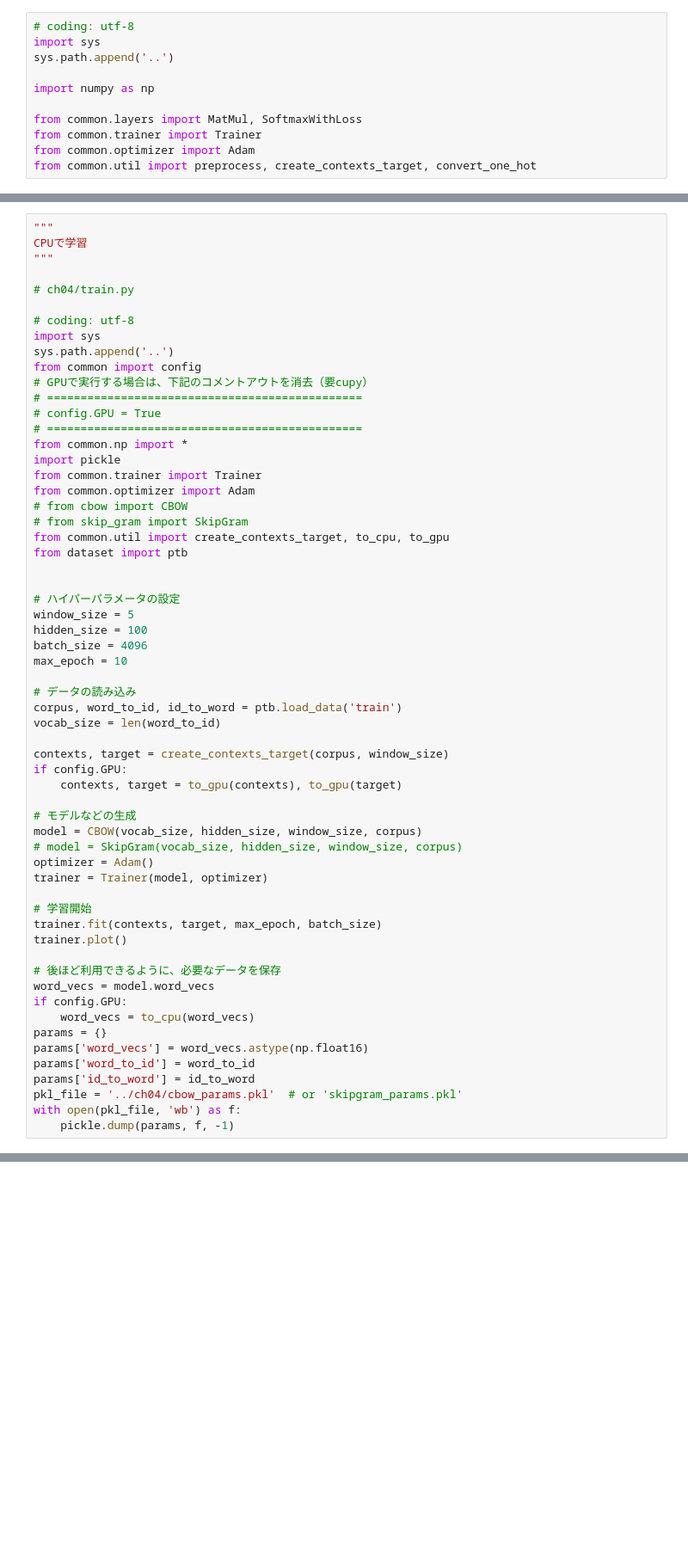
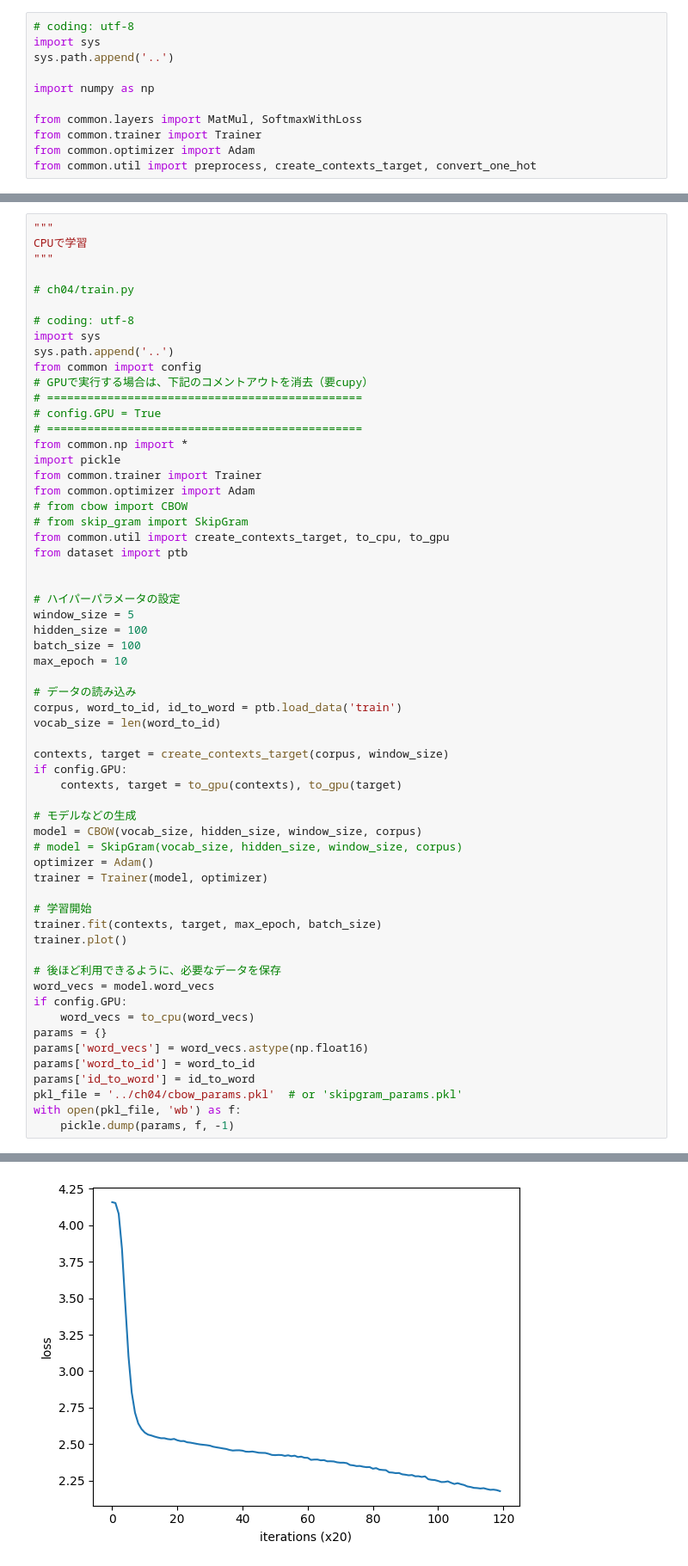
Before and after one commit to AcademiXBase/deep-learning-from-scratch-2, a Jupyter notebook: notebooks/ch04.ipynb, the cells around one changed output, grey strips where cells are left out. Shown at 86% size. Saved outputs shown, nothing was run; the diff lists cells and outputs as text; blank space fills up the shorter version.

```diff
--- a/notebooks/ch04.ipynb
+++ b/notebooks/ch04.ipynb
@@ -272,7 +479,7 @@ from dataset import ptb
 # ハイパーパラメータの設定
 window_size = 5
 hidden_size = 100
-batch_size = 4096
+batch_size = 100
 max_epoch = 10
 
 # データの読み込み
@@ -304,3 +511,4 @@ params['id_to_word'] = id_to_word
 pkl_file = '../ch04/cbow_params.pkl'  # or 'skipgram_params.pkl'
 with open(pkl_file, 'wb') as f:
     pickle.dump(params, f, -1)
+# %% [output]
@@ -306,0 +532 @@ with open(pkl_file, 'wb') as f:
+[figure, added]
```
Also changed, not shown: parts of 13 cells of this notebook.
